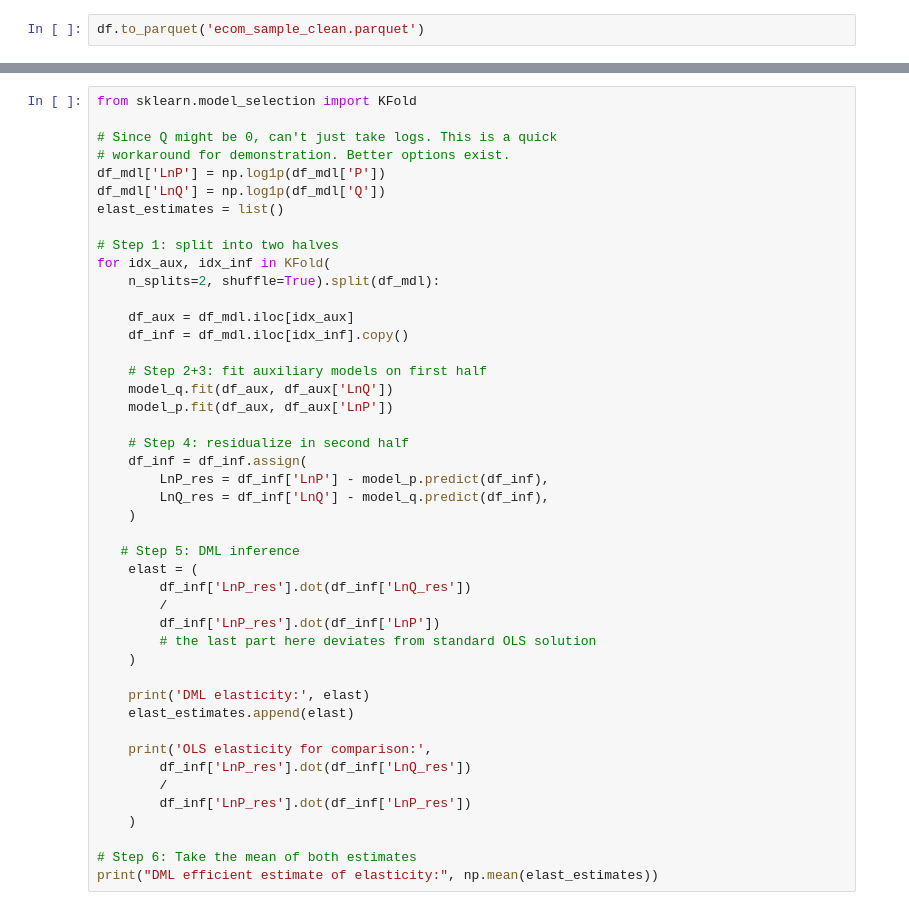
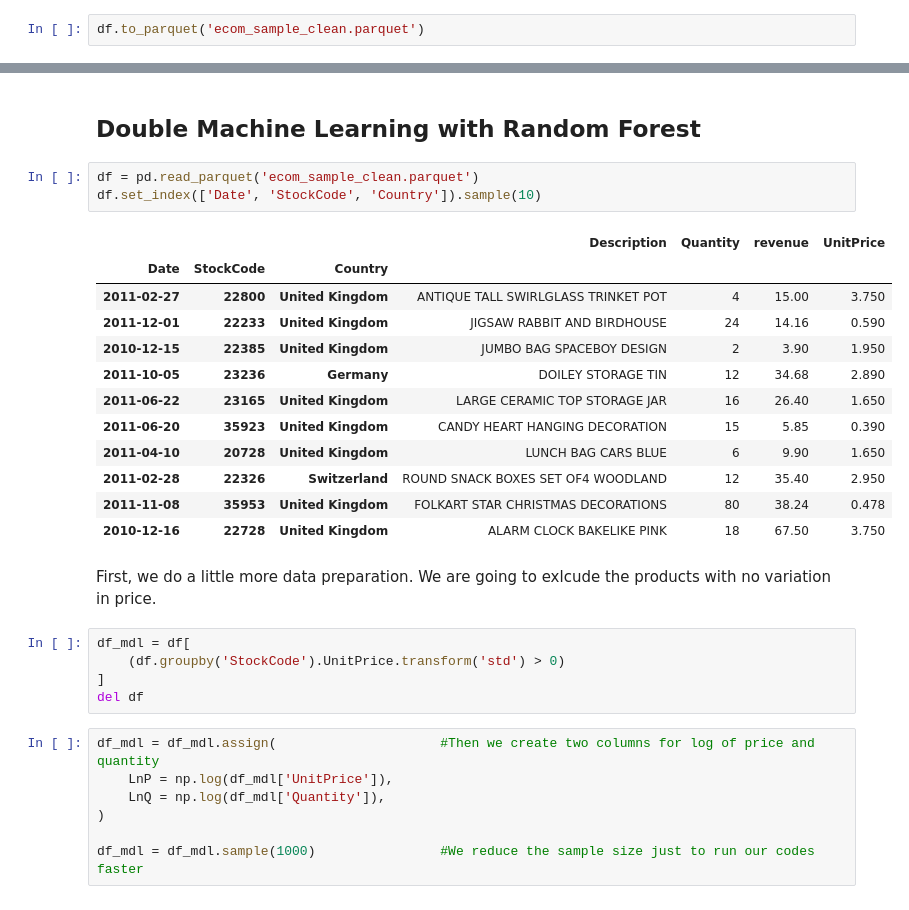
Before and after one commit to ShakilSaroare/Elasticity-estimation-through-machine-learning, a Jupyter notebook: Random_forest.ipynb, the cells around one changed output, grey strips where cells are left out. Cells and saved outputs as stored; diff of their text form.

```diff
--- a/Random_forest.ipynb
+++ b/Random_forest.ipynb
@@ -160,45 +143,32 @@ model_p = Pipeline([
-# %%
-from sklearn.model_selection import KFold
-
-# Since Q might be 0, can't just take logs. This is a quick
-# workaround for demonstration. Better options exist.
-df_mdl['LnP'] = np.log1p(df_mdl['P'])
-df_mdl['LnQ'] = np.log1p(df_mdl['Q'])
-elast_estimates = list()
-
-# Step 1: split into two halves
-for idx_aux, idx_inf in KFold(
-    n_splits=2, shuffle=True).split(df_mdl):
-
-    df_aux = df_mdl.iloc[idx_aux]
-    df_inf = df_mdl.iloc[idx_inf].copy()
-
-    # Step 2+3: fit auxiliary models on first half
-    model_q.fit(df_aux, df_aux['LnQ'])
-    model_p.fit(df_aux, df_aux['LnP'])
-
-    # Step 4: residualize in second half
-    df_inf = df_inf.assign(
-        LnP_res = df_inf['LnP'] - model_p.predict(df_inf),
-        LnQ_res = df_inf['LnQ'] - model_q.predict(df_inf),
-    )
-
-   # Step 5: DML inference
-    elast = (
-        df_inf['LnP_res'].dot(df_inf['LnQ_res'])
-        /
-        df_inf['LnP_res'].dot(df_inf['LnP'])
-        # the last part here deviates from standard OLS solution
-    )
-
-    print('DML elasticity:', elast)
-    elast_estimates.append(elast)
-
-    print('OLS elasticity for comparison:',
-        df_inf['LnP_res'].dot(df_inf['LnQ_res'])
-        /
-        df_inf['LnP_res'].dot(df_inf['LnP_res'])
-    )
-
-# Step 6: Take the mean of both estimates
-print("DML efficient estimate of elasticity:", np.mean(elast_estimates))
+# %% [markdown]
+## Double Machine Learning with Random Forest
+# %%
+df = pd.read_parquet('ecom_sample_clean.parquet')
+df.set_index(['Date', 'StockCode', 'Country']).sample(10)
+# %% [output]
+|  |  |  | Description | Quantity | revenue | UnitPrice |
+| Date | StockCode | Country |  |  |  |  |
+| 2011-02-27 | 22800 | United Kingdom | ANTIQUE TALL SWIRLGLASS TRINKET POT | 4 | 15.00 | 3.750 |
+| 2011-12-01 | 22233 | United Kingdom | JIGSAW RABBIT AND BIRDHOUSE | 24 | 14.16 | 0.590 |
+| 2010-12-15 | 22385 | United Kingdom | JUMBO BAG SPACEBOY DESIGN | 2 | 3.90 | 1.950 |
+| 2011-10-05 | 23236 | Germany | DOILEY STORAGE TIN | 12 | 34.68 | 2.890 |
+| 2011-06-22 | 23165 | United Kingdom | LARGE CERAMIC TOP STORAGE JAR | 16 | 26.40 | 1.650 |
+| 2011-06-20 | 35923 | United Kingdom | CANDY HEART HANGING DECORATION | 15 | 5.85 | 0.390 |
+| 2011-04-10 | 20728 | United Kingdom | LUNCH BAG CARS BLUE | 6 | 9.90 | 1.650 |
+| 2011-02-28 | 22326 | Switzerland | ROUND SNACK BOXES SET OF4 WOODLAND | 12 | 35.40 | 2.950 |
+| 2011-11-08 | 35953 | United Kingdom | FOLKART STAR CHRISTMAS DECORATIONS | 80 | 38.24 | 0.478 |
+| 2010-12-16 | 22728 | United Kingdom | ALARM CLOCK BAKELIKE PINK | 18 | 67.50 | 3.750 |
+# %% [markdown]
+First, we do a little more data preparation. We are going to exlcude the products with no variation in price.
+# %%
+df_mdl = df[
+    (df.groupby('StockCode').UnitPrice.transform('std') > 0)
+]
+del df
+# %%
+df_mdl = df_mdl.assign(                     #Then we create two columns for log of price and quantity
+    LnP = np.log(df_mdl['UnitPrice']),
+    LnQ = np.log(df_mdl['Quantity']),
+)
+
+df_mdl = df_mdl.sample(1000)                #We reduce the sample size just to run our codes faster
```
Also changed, not shown: parts of 26 cells of this notebook.
